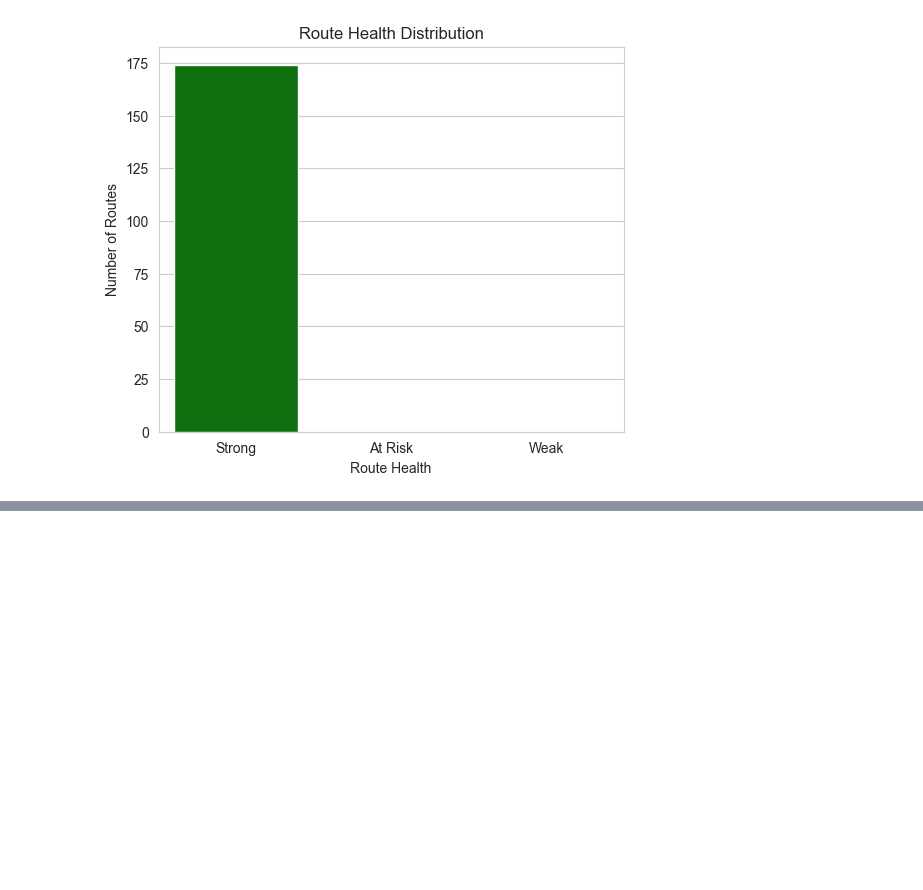
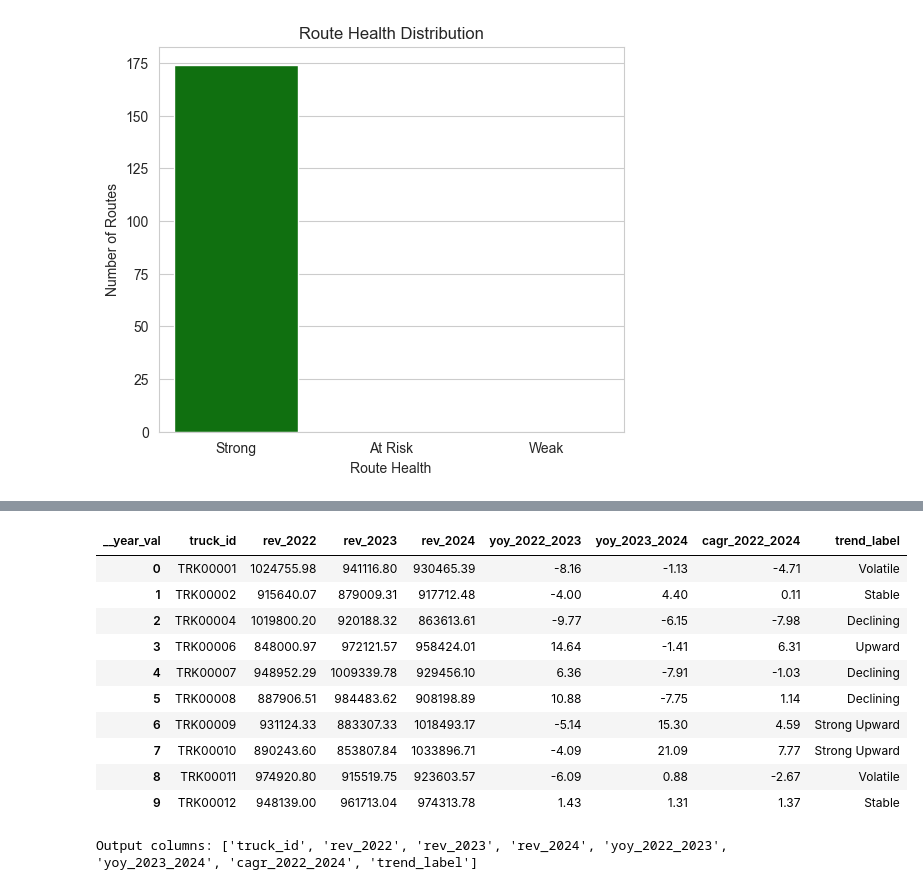
Before and after one commit to amanchaurasia512/Logistic_Operation_Truck_Database, a Jupyter notebook: NoteBook/Logistic_operation_Full_analysis.ipynb, the cells around one changed output, grey strips where cells are left out. Saved outputs shown, nothing was run; the diff lists cells and outputs as text; code cells hidden in the pictures; blank space fills up the shorter version.

Commit message:
Routes -section completed,truck

```diff
--- a/NoteBook/Logistic_operation_Full_analysis.ipynb
+++ b/NoteBook/Logistic_operation_Full_analysis.ipynb
@@ -1721,0 +1762,3 @@ plt.show()
+# %%
+truck_performance = truck_groupby.merge(trucks_df['truck_id'],on='truck_id',how='left')
+truck_performance.head()
@@ -1721,0 +1772,5 @@ plt.show()
+# %%
+trips_df_truck_copy = trips_df.copy()
+trips_df_truck_copy['dispatch_date'] = pd.to_datetime(trips_df_truck_copy['dispatch_date'],errors='coerce')
+trips_df_truck_copy['year'] =  trips_df_truck_copy['dispatch_date'].dt.year
+trips_df_truck_copy.head()
@@ -1721,0 +1784,6 @@ plt.show()
+# %%
+truck_fuel_gallons = trips_df_truck_copy.groupby(['truck_id','year']).agg(
+    sum_actual_duration_hours = ('actual_duration_hours','sum'),
+    sum_fuel_gallons_used = ('fuel_gallons_used','sum')
+).reset_index()
+truck_fuel_gallons.head()
@@ -1721,0 +1797,3 @@ plt.show()
+# %%
+truck_performance_tab = truck_performance.merge(truck_fuel_gallons,on=['truck_id','year'],how='left')
+truck_performance_tab.head()
@@ -1721,0 +1863,37 @@ plt.show()
+# %%
+truck_performance_tab_copy = truck_performance_tab.copy()
+# 2) call the robust pivot + YoY function
+# Note: value_col is your revenue column name: 'sum_total_revenue'
+trend_df = calc_yoy_growth_dynamic_safe(
+    truck_performance_tab_copy,
+    id_col="truck_id",
+    year_col="year",
+    value_col="sum_total_revenue"
+)
+
+# 3) classify trends with default thresholds (change thresholds if needed)
+trend_df_classified_truck = classify_trend_safe(
+    trend_df,
+    id_col="truck_id",
+    pos_threshold=5.0,    # +5% defines "strong positive"
+    neg_threshold=-5.0,   # -5% defines "strong negative"
+    stable_abs=5.0        # within ±5% considered "stable"
+)
+# 4) inspect result
+display(trend_df_classified_truck.head(10))
+
+trend_df_classified_truck.to_csv('../Data/processed/trend_df_classified_truck.csv', index=False)
+print("Output columns:", trend_df_classified_truck.columns.tolist())
+# %% [output]
+| __year_val | truck_id | rev_2022 | rev_2023 | rev_2024 | yoy_2022_2023 | yoy_2023_2024 | cagr_2022_2024 | trend_label |
+| 0 | TRK00001 | 1024755.98 | 941116.80 | 930465.39 | -8.16 | -1.13 | -4.71 | Volatile |
+| 1 | TRK00002 | 915640.07 | 879009.31 | 917712.48 | -4.00 | 4.40 | 0.11 | Stable |
+| 2 | TRK00004 | 1019800.20 | 920188.32 | 863613.61 | -9.77 | -6.15 | -7.98 | Declining |
+| 3 | TRK00006 | 848000.97 | 972121.57 | 958424.01 | 14.64 | -1.41 | 6.31 | Upward |
+| 4 | TRK00007 | 948952.29 | 1009339.78 | 929456.10 | 6.36 | -7.91 | -1.03 | Declining |
+| 5 | TRK00008 | 887906.51 | 984483.62 | 908198.89 | 10.88 | -7.75 | 1.14 | Declining |
+| 6 | TRK00009 | 931124.33 | 883307.33 | 1018493.17 | -5.14 | 15.30 | 4.59 | Strong Upward |
+| 7 | TRK00010 | 890243.60 | 853807.84 | 1033896.71 | -4.09 | 21.09 | 7.77 | Strong Upward |
+| 8 | TRK00011 | 974920.80 | 915519.75 | 923603.57 | -6.09 | 0.88 | -2.67 | Volatile |
+| 9 | TRK00012 | 948139.00 | 961713.04 | 974313.78 | 1.43 | 1.31 | 1.37 | Stable |
+Output columns: ['truck_id', 'rev_2022', 'rev_2023', 'rev_2024', 'yoy_2022_2023', 'yoy_2023_2024', 'cagr_2022_2024', 'trend_label']
```
Also changed, not shown: parts of 11 cells of this notebook, 4 other files.
